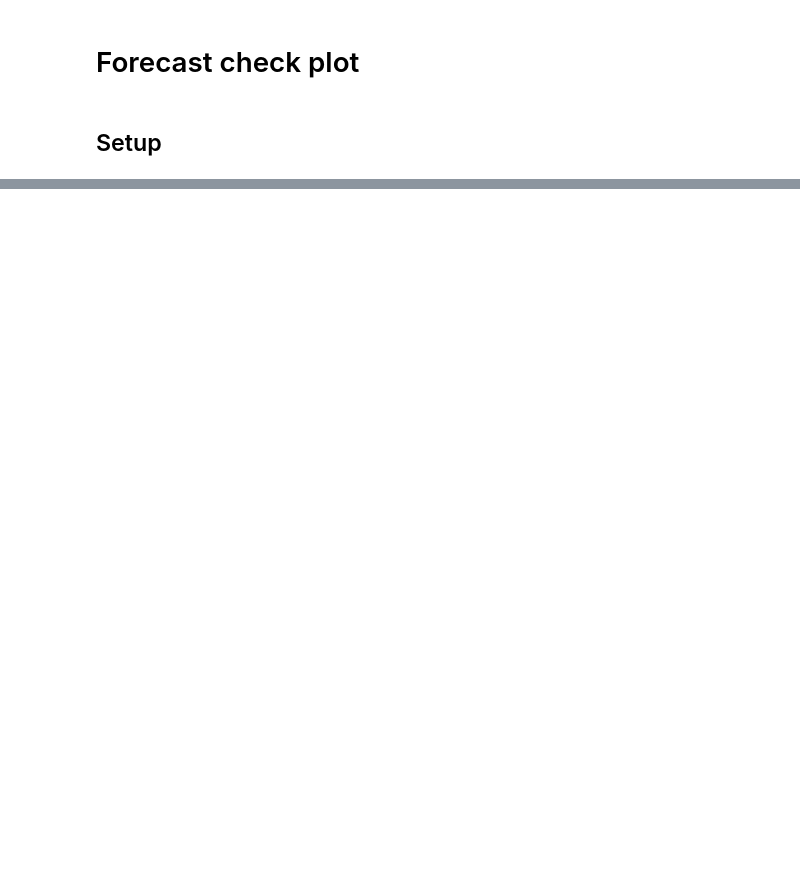
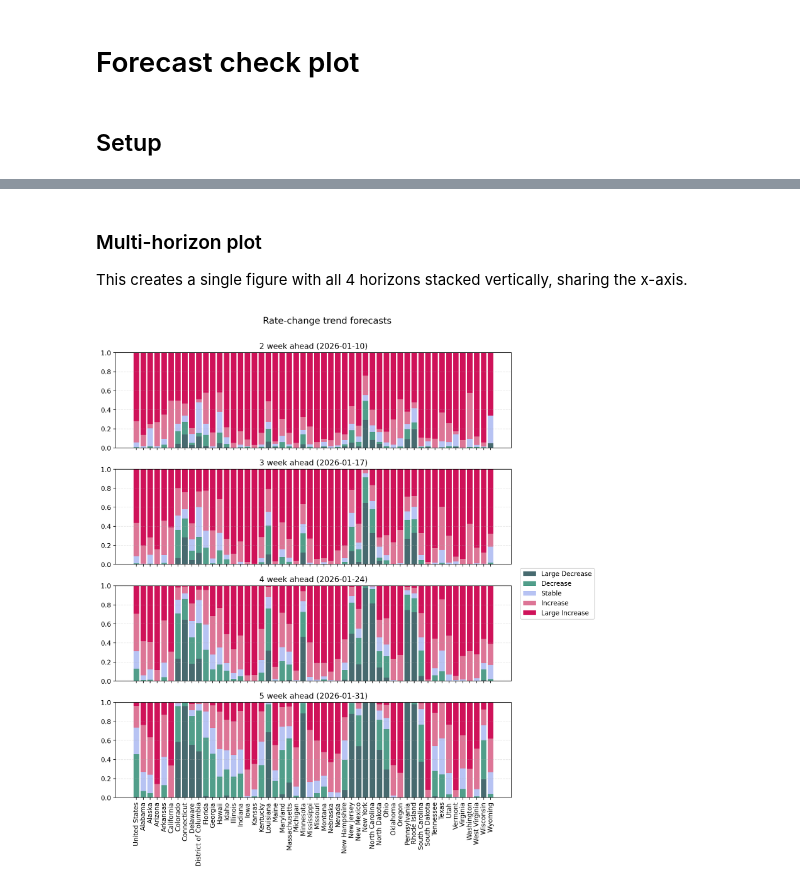
Before and after one commit to mobs-lab/epymodelingsuite, a Jupyter notebook: tutorials/Tutorial_Forcast_Check_Plot.ipynb, the cells around one changed output, grey strips where cells are left out. Cells and saved outputs as stored; diff of their text form; code cells hidden in the pictures; blank space fills up the shorter version.

Commit message:
Update tutorial to use new plotting functions from pipeline

```diff
--- a/tutorials/Tutorial_Forcast_Check_Plot.ipynb
+++ b/tutorials/Tutorial_Forcast_Check_Plot.ipynb
@@ -17,0 +20,7 @@ plt.rcParams['font.family'] = 'sans-serif'
+# %% [markdown]
+### Multi-horizon plot
+
+This creates a single figure with all 4 horizons stacked vertically, sharing the x-axis.
+# %%
+# Load forecast file
+forecast_file_path = "~/Developer/epymodelingsuite__categorical-plot/2026-01-10-MOBS-EpyStrain_Flu.csv"
@@ -17,0 +59,19 @@ plt.rcParams['font.family'] = 'sans-serif'
+# %%
+# Create the multi-horizon plot
+fig, axes = plot_categorical_stacked_bars_multihorizon(
+    df_categorical=df_rate_trends,
+    categories=["large_decrease", "decrease", "stable", "increase", "large_increase"],
+    colors=["#476a6f", "#519e8a", "#b7c3f3", "#dd7596", "#cf1259"],
+    horizons=[0, 1, 2, 3],
+    figsize=None,  # Defaults to (10, 3 * n_horizons)
+    reference_date=date(2025, 11, 26),  # Optional, for panel titles
+    category_labels=category_labels,  # Optional, for prettier legend labels
+)
+
+fig
+plt.show()
+
+# Save if desired
+# fig.savefig(f"~/Downloads/{epiweek}_categorical_multihorizon.pdf", bbox_inches="tight")
+# %% [output]
+[figure, added]
```
Also changed, not shown: parts of 14 cells of this notebook.
